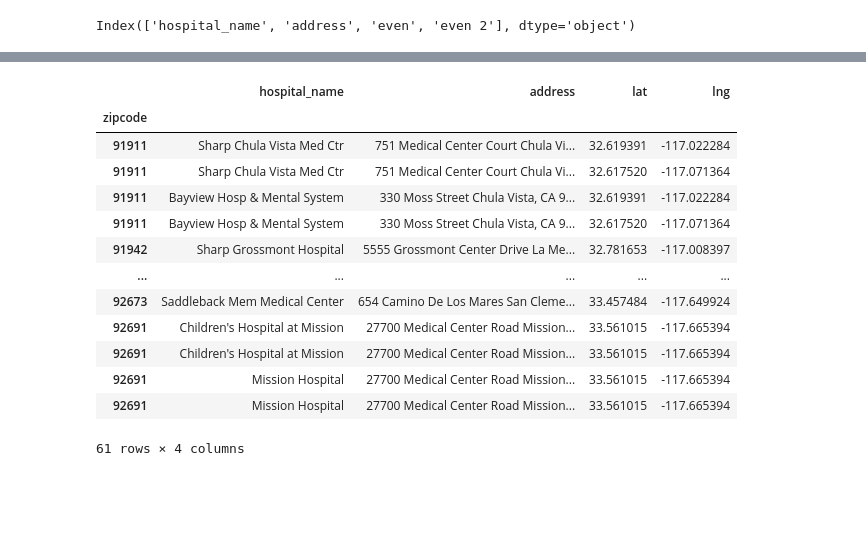
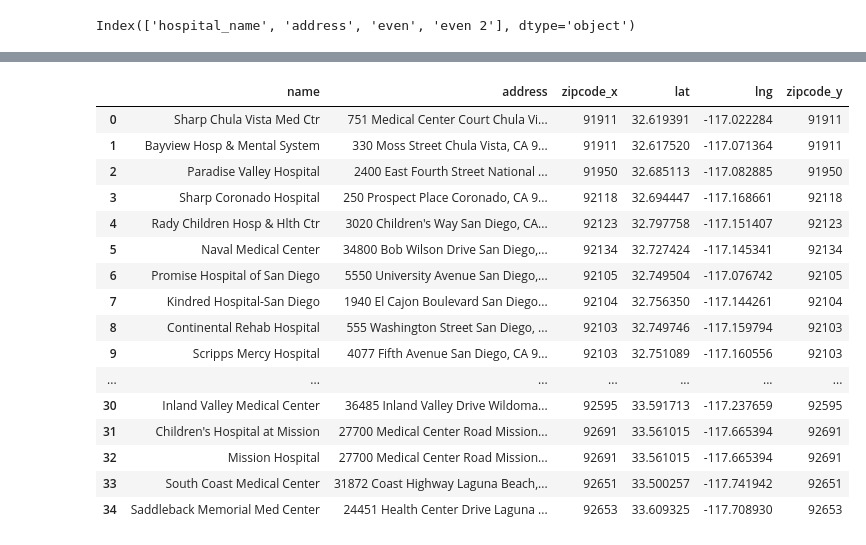
Before and after one commit to tsmtruong/final-project, a Jupyter notebook: Clean_Hospitals.ipynb, the cells around one changed output, grey strips where cells are left out. Cells and saved outputs as stored; diff of their text form; code cells hidden in the pictures; blank space fills up the shorter version.

Commit message:
cleaned hosp data

```diff
--- a/Clean_Hospitals.ipynb
+++ b/Clean_Hospitals.ipynb
@@ -46,6 +52,6 @@ clean_df.head()
 # %%
 # dropping duplicates
 hosp_df = clean_df.drop_duplicates(subset=['hospital_name'])
-
-hosp_df.head()
+hosp_df.rename(columns = {'hospital_name':"name"}, inplace = True)
+hosp_df
 # %% [output]
@@ -127,6 +180,7 @@ See the caveats in the documentation: https://pandas.pydata.org/pandas-docs/stab
 # %%
-hosp_df.set_index('zipcode',inplace=True)
-hosp_df.sort_index(inplace=True)
+hosp_df.reset_index(inplace=True)
+hosp_df.drop(['zipcodes', 'index'], axis=1, inplace = True)
+hosp_df['zipcode'] = hosp_df['zipcode'].astype('int64')
 hosp_df
 # %% [output]
 A value is trying to be set on a copy of a slice from a DataFrame
@@ -154,3 +211,0 @@ See the caveats in the documentation: https://pandas.pydata.org/pandas-docs/stab
-# %%
-hosp_df.drop(['zipcodes'], axis=1, inplace = True)
-hosp_df
@@ -234,7 +284,8 @@ https://maps.googleapis.com/maps/api/geocode/json?address=27700+Medical+Center+R
 # %%
 hosp_geos_df = pd.DataFrame(hosp_coords, index=None, columns = ["lat", "lng"])
-hosp_geos_df['zipcode'] = hosp_df.index
-hosp_geos_df.set_index(['zipcode'],inplace=True)
-hosp_geos_df.value_counts().sum()
+hosp_geos_df['zipcode'] = hosp_df.zipcode
+hosp_geos_df['zipcode'] = hosp_geos_df['zipcode'].astype('int64')
+print(hosp_geos_df.value_counts().sum())
+hosp_geos_df
 # %% [output]
 35
@@ -241,18 +309,21 @@ hosp_geos_df.value_counts().sum()
 # %%
-full_hosp_df = pd.merge(hosp_df, hosp_geos_df, left_index=True, right_index=True)
-full_hosp_df
+finaldf = hosp_df.merge(hosp_geos_df, left_index=True, right_index=True)
+finaldf
 # %% [output]
-|  | hospital_name | address | lat | lng |
-| zipcode |  |  |  |  |
-| 91911 | Sharp Chula Vista Med Ctr | 751 Medical Center Court Chula Vi... | 32.619391 | -117.022284 |
-| 91911 | Sharp Chula Vista Med Ctr | 751 Medical Center Court Chula Vi... | 32.617520 | -117.071364 |
-| 91911 | Bayview Hosp & Mental System | 330 Moss Street Chula Vista, CA 9... | 32.619391 | -117.022284 |
-| 91911 | Bayview Hosp & Mental System | 330 Moss Street Chula Vista, CA 9... | 32.617520 | -117.071364 |
-| 91942 | Sharp Grossmont Hospital | 5555 Grossmont Center Drive La Me... | 32.781653 | -117.008397 |
-| ... | ... | ... | ... | ... |
-| 92673 | Saddleback Mem Medical Center | 654 Camino De Los Mares San Cleme... | 33.457484 | -117.649924 |
-| 92691 | Children's Hospital at Mission | 27700 Medical Center Road Mission... | 33.561015 | -117.665394 |
-| 92691 | Children's Hospital at Mission | 27700 Medical Center Road Mission... | 33.561015 | -117.665394 |
-| 92691 | Mission Hospital | 27700 Medical Center Road Mission... | 33.561015 | -117.665394 |
-| 92691 | Mission Hospital | 27700 Medical Center Road Mission... | 33.561015 | -117.665394 |
+|  | name | address | zipcode_x | lat | lng | zipcode_y |
+| 0 | Sharp Chula Vista Med Ctr | 751 Medical Center Court Chula Vi... | 91911 | 32.619391 | -117.022284 | 91911 |
+| 1 | Bayview Hosp & Mental System | 330 Moss Street Chula Vista, CA 9... | 91911 | 32.617520 | -117.071364 | 91911 |
+| 2 | Paradise Valley Hospital | 2400 East Fourth Street National ... | 91950 | 32.685113 | -117.082885 | 91950 |
+| 3 | Sharp Coronado Hospital | 250 Prospect Place Coronado, CA 9... | 92118 | 32.694447 | -117.168661 | 92118 |
+| 4 | Rady Children Hosp & Hlth Ctr | 3020 Children's Way San Diego, CA... | 92123 | 32.797758 | -117.151407 | 92123 |
+| 5 | Naval Medical Center | 34800 Bob Wilson Drive San Diego,... | 92134 | 32.727424 | -117.145341 | 92134 |
+| 6 | Promise Hospital of San Diego | 5550 University Avenue San Diego,... | 92105 | 32.749504 | -117.076742 | 92105 |
+| 7 | Kindred Hospital-San Diego | 1940 El Cajon Boulevard San Diego... | 92104 | 32.756350 | -117.144261 | 92104 |
+| 8 | Continental Rehab Hospital | 555 Washington Street San Diego, ... | 92103 | 32.749746 | -117.159794 | 92103 |
+| 9 | Scripps Mercy Hospital | 4077 Fifth Avenue San Diego, CA 9... | 92103 | 32.751089 | -117.160556 | 92103 |
+| ... | ... | ... | ... | ... | ... | ... |
+| 30 | Inland Valley Medical Center | 36485 Inland Valley Drive Wildoma... | 92595 | 33.591713 | -117.237659 | 92595 |
+| 31 | Children's Hospital at Mission | 27700 Medical Center Road Mission... | 92691 | 33.561015 | -117.665394 | 92691 |
+| 32 | Mission Hospital | 27700 Medical Center Road Mission... | 92691 | 33.561015 | -117.665394 | 92691 |
+| 33 | South Coast Medical Center | 31872 Coast Highway Laguna Beach,... | 92651 | 33.500257 | -117.741942 | 92651 |
+| 34 | Saddleback Memorial Med Center | 24451 Health Center Drive Laguna ... | 92653 | 33.609325 | -117.708930 | 92653 |
-61 rows × 4 columns
```
Also changed, not shown: parts of 13 cells of this notebook.
